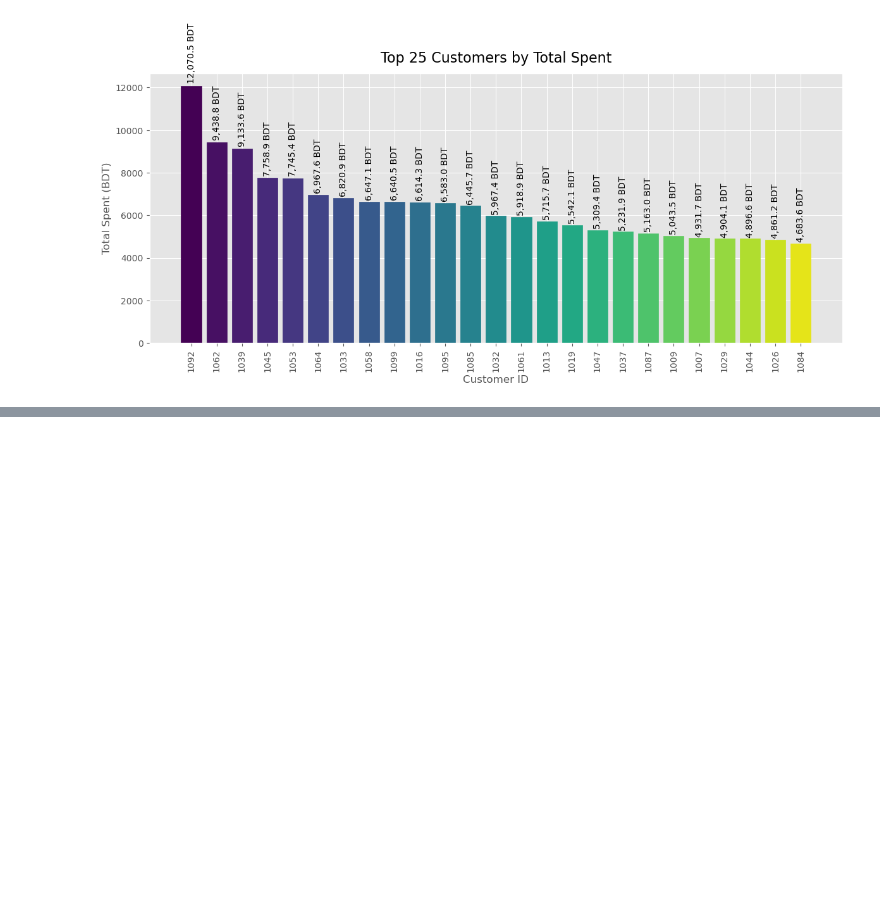
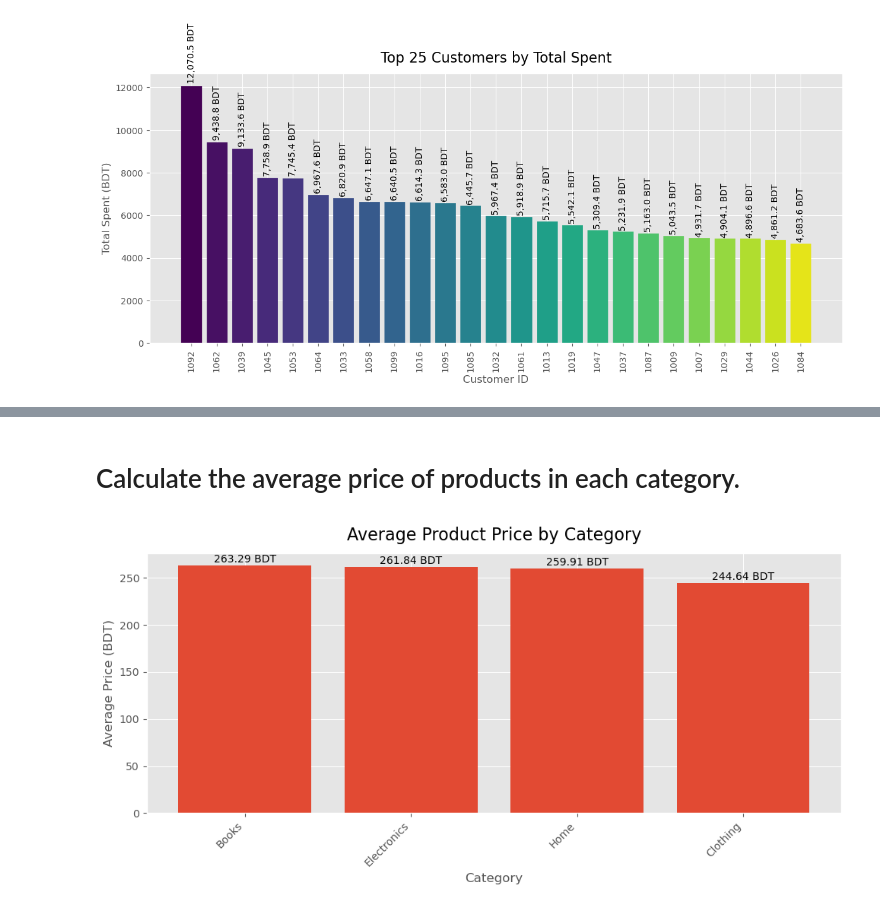
Before and after one commit to moyen-ahmed/pythone-Ml-Basic, a Jupyter notebook: data cleaning/Assignment.ipynb, the cells around one changed output, grey strips where cells are left out. Saved outputs shown, nothing was run; the diff lists cells and outputs as text; code cells hidden in the pictures; blank space fills up the shorter version.

```diff
--- a/data cleaning/Assignment.ipynb
+++ b/data cleaning/Assignment.ipynb
@@ -226,0 +263,33 @@ plt.show()
+# %% [markdown]
+# Calculate the average price of products in each category.
+# %%
+avg_price_per_category = (
+    ec.groupby('Category')['Price']
+      .mean()
+      .reset_index(name='AvgPrice')
+      .sort_values(by='AvgPrice', ascending=False)
+)
+plt.figure(figsize=(10, 5))
+plt.style.use('ggplot')
+
+bars = plt.bar(
+    avg_price_per_category['Category'],
+    avg_price_per_category['AvgPrice']
+)
+for i, bar in enumerate(bars):
+    height = bar.get_height()
+    plt.text(
+        bar.get_x() + bar.get_width()/2,
+        height + 0.5,
+        f'{height:,.2f} BDT',
+        ha='center', va='bottom', fontsize=10
+    )
+
+plt.title('Average Product Price by Category', fontsize=16, pad=12)
+plt.xlabel('Category', fontsize=12)
+plt.ylabel('Average Price (BDT)', fontsize=12)
+plt.xticks(rotation=45, ha='right')
+plt.tight_layout()
+plt.show()
+# %% [output]
+[figure, added]
```
Also changed, not shown: parts of 14 cells of this notebook.
